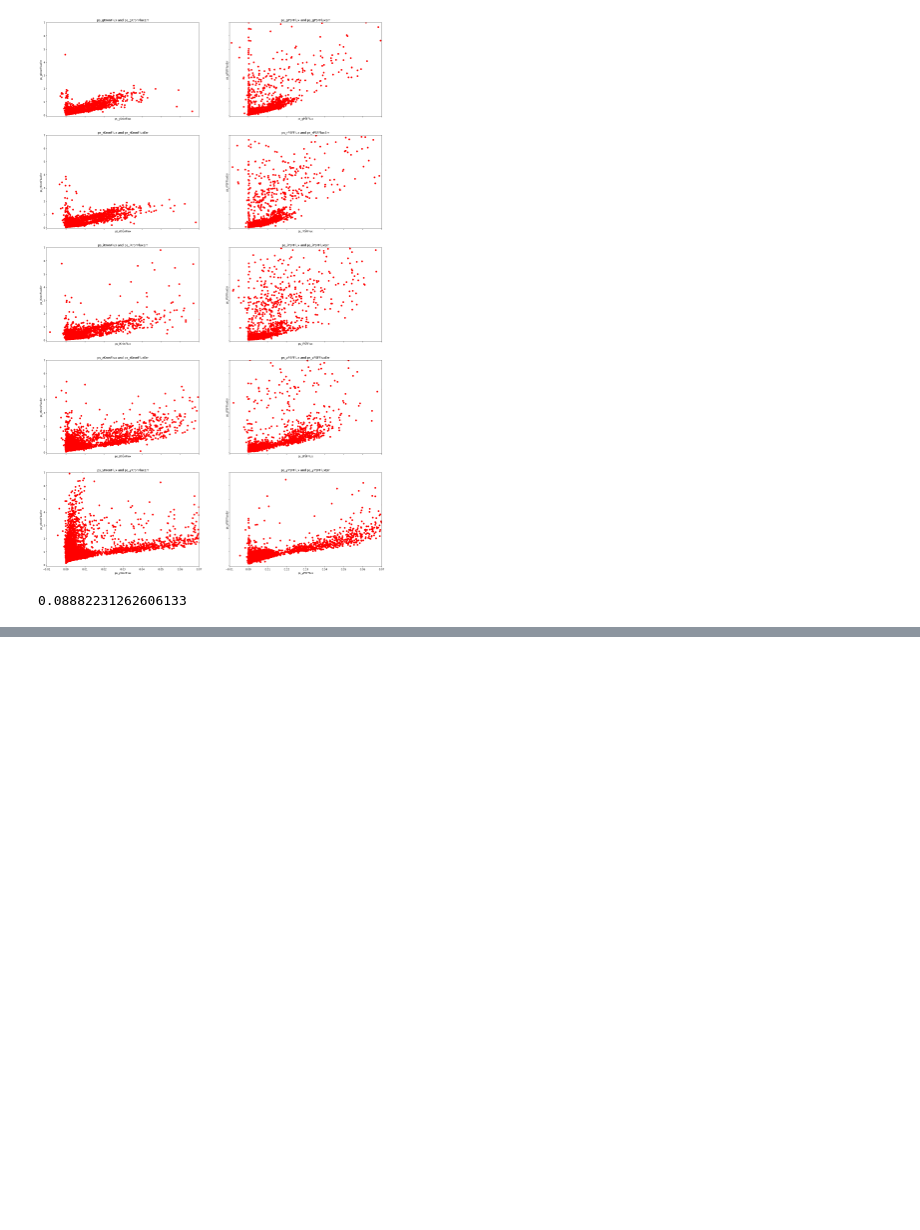
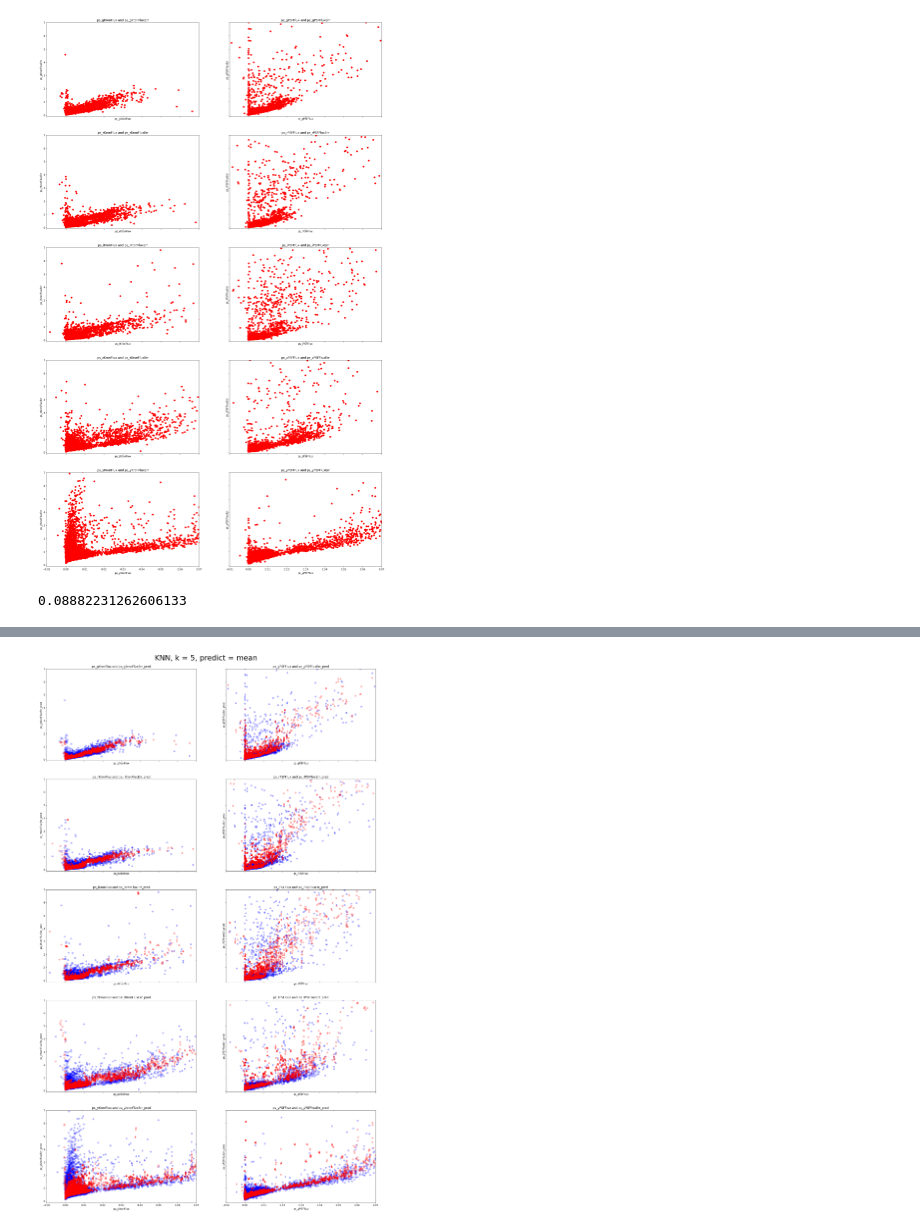
Before and after one commit to NadezhdaMalysheva/Scientific-work, a Jupyter notebook: S-G-Q_DESI+PanSTARRS+SDSS+WISE+J_UHS/Augmentation.ipynb, the cells around one changed output, grey strips where cells are left out. Saved outputs shown, nothing was run; the diff lists cells and outputs as text; code cells hidden in the pictures; blank space fills up the shorter version.

```diff
--- a/S-G-Q_DESI+PanSTARRS+SDSS+WISE+J_UHS/Augmentation.ipynb
+++ b/S-G-Q_DESI+PanSTARRS+SDSS+WISE+J_UHS/Augmentation.ipynb
@@ -117,13 +165,13 @@ plotik(df, feat[0], feat[1])
 # %% [markdown]
 Видим практически линейную зависимость. Ее можно предсказать с помощью линейных моделей или ближайших соседей
 # %%
-def plotik_ax(p, x, y, ax):
+def plotik_ax(p, x, y, ax, color='r'):
     ax.set_title(x + ' and ' + y)
     ax.set_xlabel(x)
     ax.set_ylabel(y)
     ax.set_xlim([-0.01, 0.07])
     ax.set_ylim([-0.1, 7])
-    ax.scatter(p[x],p[y] / 0.00001, c='r')
+    ax.scatter(p.loc[:, [x]], p.loc[:, [y]] / 0.00001, c=color, alpha=0.3)
     return ax
 # %%
 len(feat)
@@ -166,10 +195,0 @@ array([7.05355981e-07])
-# %%
-f, axes = plt.subplots(nrows = 5, ncols=2, figsize=(24, 40), sharex=True, sharey = True)
-for i in range(len(feat) // 2):
-    ax = axes[i % 5][i // 5]
-    df1 = df[feat[i * 2 : i * 2 + 2]].dropna()
-    X = df1[[feat[i * 2]]]
-    y = df1[[feat[i * 2 + 1]]]
-    reg = LinearRegression().fit(X, y)
-    df1[feat[i * 2 + 1] + '_pred'] = reg.predict(X)
-    plotik_ax(df1, feat[i * 2], feat[i * 2 + 1] + '_pred', ax)
@@ -178,10 +195,0 @@ for i in range(len(feat) // 2):
-# %%
-for i in range(len(feat) // 2):
-    ax = axes[i % 5][i // 5]
-    df1 = df[feat[i * 2 : i * 2 + 2]].dropna()
-
-X = df1[[feat[i * 2]]]
-y = df1[[feat[i * 2 + 1]]]
-reg = LinearRegression().fit(X, y)
-df1[feat[i * 2 + 1] + '_pred'] = reg.predict(X)
-plotik_ax(df1, feat[i * 2], feat[i * 2 + 1] + '_pred', axes)
@@ -187,0 +224,22 @@ plotik_ax(df1, feat[i * 2], feat[i * 2 + 1] + '_pred', axes)
+# %%
+f, axes = plt.subplots(nrows = 5, ncols=2, figsize=(24, 40), sharex=True, sharey = True)
+n_neighbors = 6
+f.suptitle(f'KNN, k = {n_neighbors - 1}, predict = mean', y=0.9, fontsize=30)
+for i in range(len(feat) // 2):
+#     print(i)
+    ax = axes[i % 5][i // 5]
+    df1 = df[feat[i * 2 : i * 2 + 2]].dropna()
+    X = df1[[feat[i * 2]]].values
+    y = df1[[feat[i * 2 + 1]]].values
+    reg = KNeighborsRegressor().fit(X, y)
+    knb = reg.kneighbors(X, n_neighbors=n_neighbors, return_distance=False)
+    pred = []
+#     print(X.shape)
+    for j, x in enumerate(X):
+        pred.append(np.mean(y[knb[j][knb[j] != j]]))
+#     print(pred[:10])
+    df1[feat[i * 2 + 1] + '_pred'] = pred
+    plotik_ax(df, feat[i*2], feat[i*2 + 1], ax, color='b')
+    plotik_ax(df1, feat[i * 2], feat[i * 2 + 1] + '_pred', ax, color='r')
+# %% [output]
+[figure, added]
```
Also changed, not shown: parts of 34 cells of this notebook.
